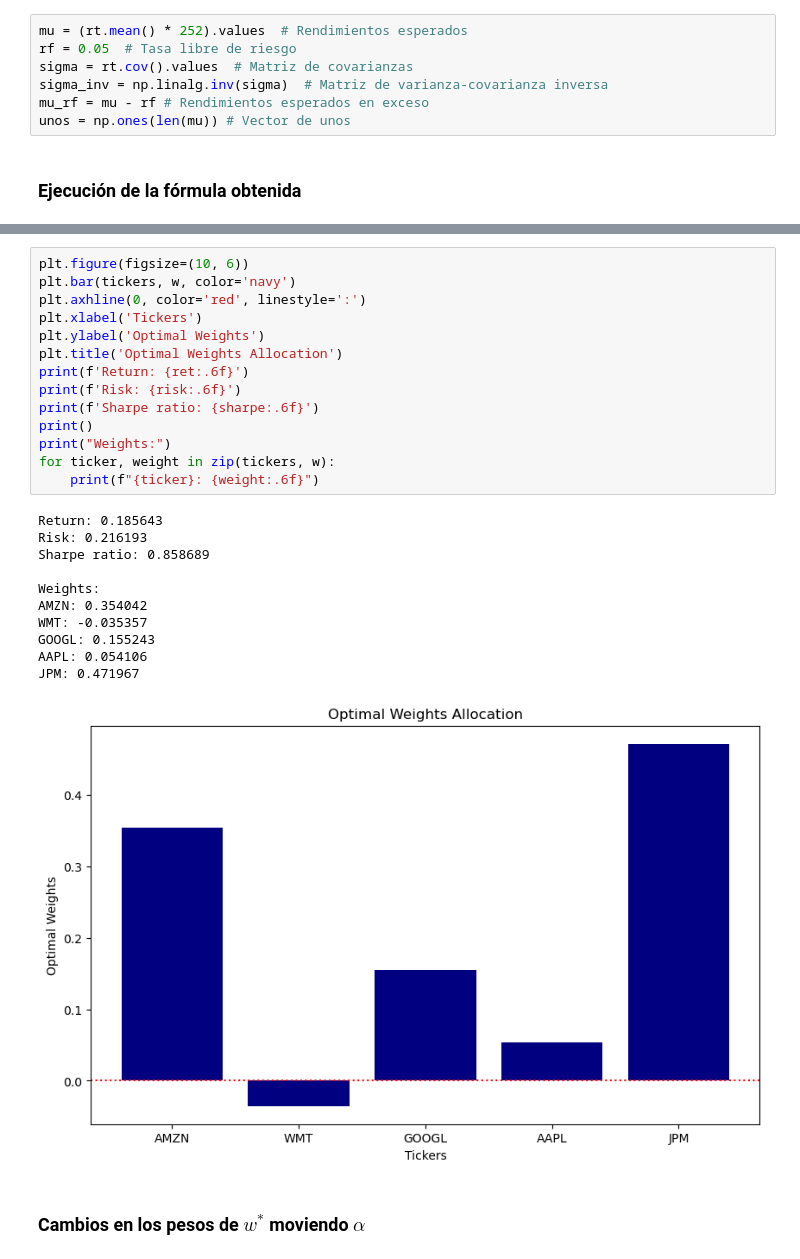
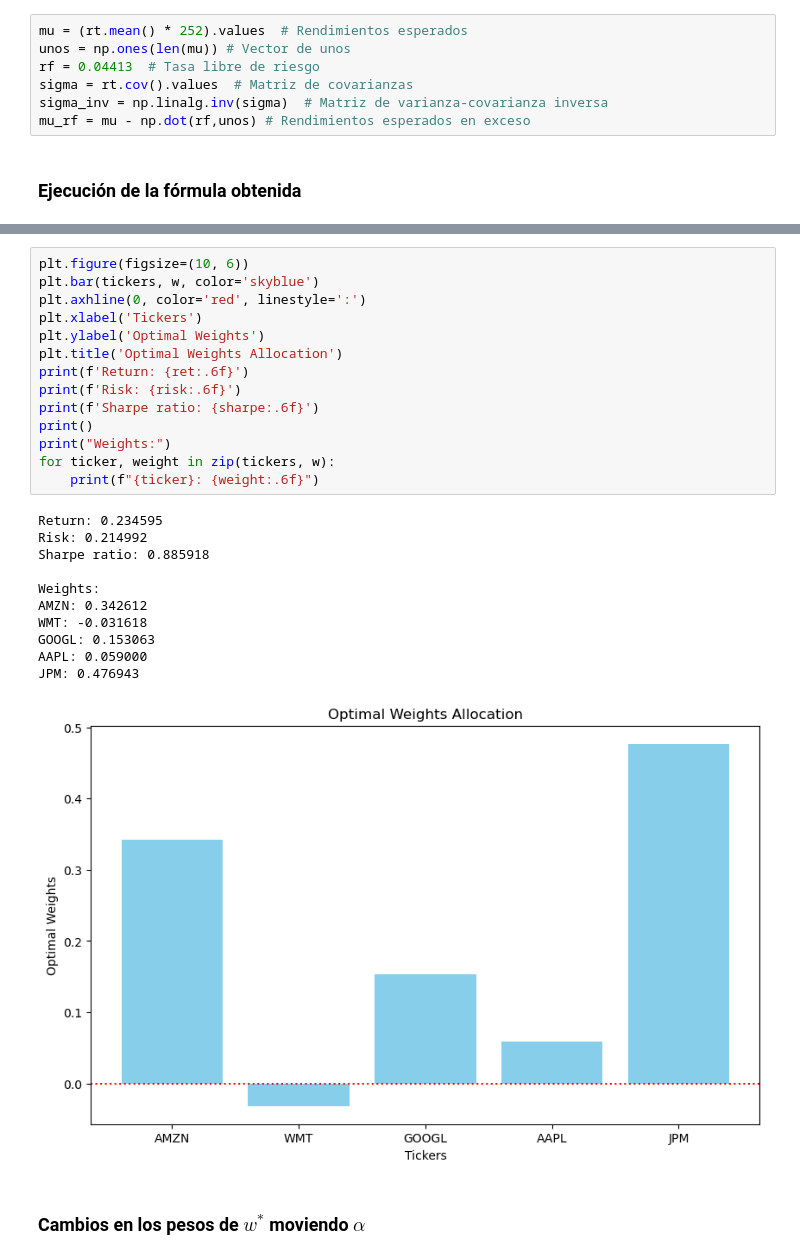
Before and after one commit to LuisMB09/metodos_optimizacion, a Jupyter notebook: opt_sharpe.ipynb, the cells around one changed output, grey strips where cells are left out. Saved outputs shown, nothing was run; the diff lists cells and outputs as text.

```diff
--- a/opt_sharpe.ipynb
+++ b/opt_sharpe.ipynb
@@ -111,11 +111,11 @@ rt = datos1.pct_change().dropna()
 ### Obtención de matrices y vectores importantes
 # %%
 mu = (rt.mean() * 252).values  # Rendimientos esperados
-rf = 0.05  # Tasa libre de riesgo
+unos = np.ones(len(mu)) # Vector de unos
+rf = 0.04413  # Tasa libre de riesgo
 sigma = rt.cov().values  # Matriz de covarianzas
 sigma_inv = np.linalg.inv(sigma)  # Matriz de varianza-covarianza inversa
-mu_rf = mu - rf # Rendimientos esperados en exceso
-unos = np.ones(len(mu)) # Vector de unos
+mu_rf = mu - np.dot(rf,unos) # Rendimientos esperados en exceso
 # %% [markdown]
 ### Ejecución de la fórmula obtenida
 # %%
@@ -145,29 +144,29 @@ Valores del vector $w$:
 # %%
 plt.figure(figsize=(10, 6))
-plt.bar(tickers, w, color='navy')
+plt.bar(tickers, w, color='skyblue')
 plt.axhline(0, color='red', linestyle=':')
 plt.xlabel('Tickers')
 plt.ylabel('Optimal Weights')
 plt.title('Optimal Weights Allocation')
 print(f'Return: {ret:.6f}')
 print(f'Risk: {risk:.6f}')
 print(f'Sharpe ratio: {sharpe:.6f}')
 print()
 print("Weights:")
 for ticker, weight in zip(tickers, w):
     print(f"{ticker}: {weight:.6f}")
 # %% [output]
-Return: 0.185643
-Risk: 0.216193
-Sharpe ratio: 0.858689
+Return: 0.234595
+Risk: 0.214992
+Sharpe ratio: 0.885918
 
 Weights:
-AMZN: 0.354042
-WMT: -0.035357
-GOOGL: 0.155243
-AAPL: 0.054106
-JPM: 0.471967
+AMZN: 0.342612
+WMT: -0.031618
+GOOGL: 0.153063
+AAPL: 0.059000
+JPM: 0.476943
-[figure, old version]
+[figure, new version]
 # %% [markdown]
 ### Cambios en los pesos de $w^*$ moviendo $\alpha$
 # %% [markdown]
```
Also changed, not shown: parts of 2 cells of this notebook.
